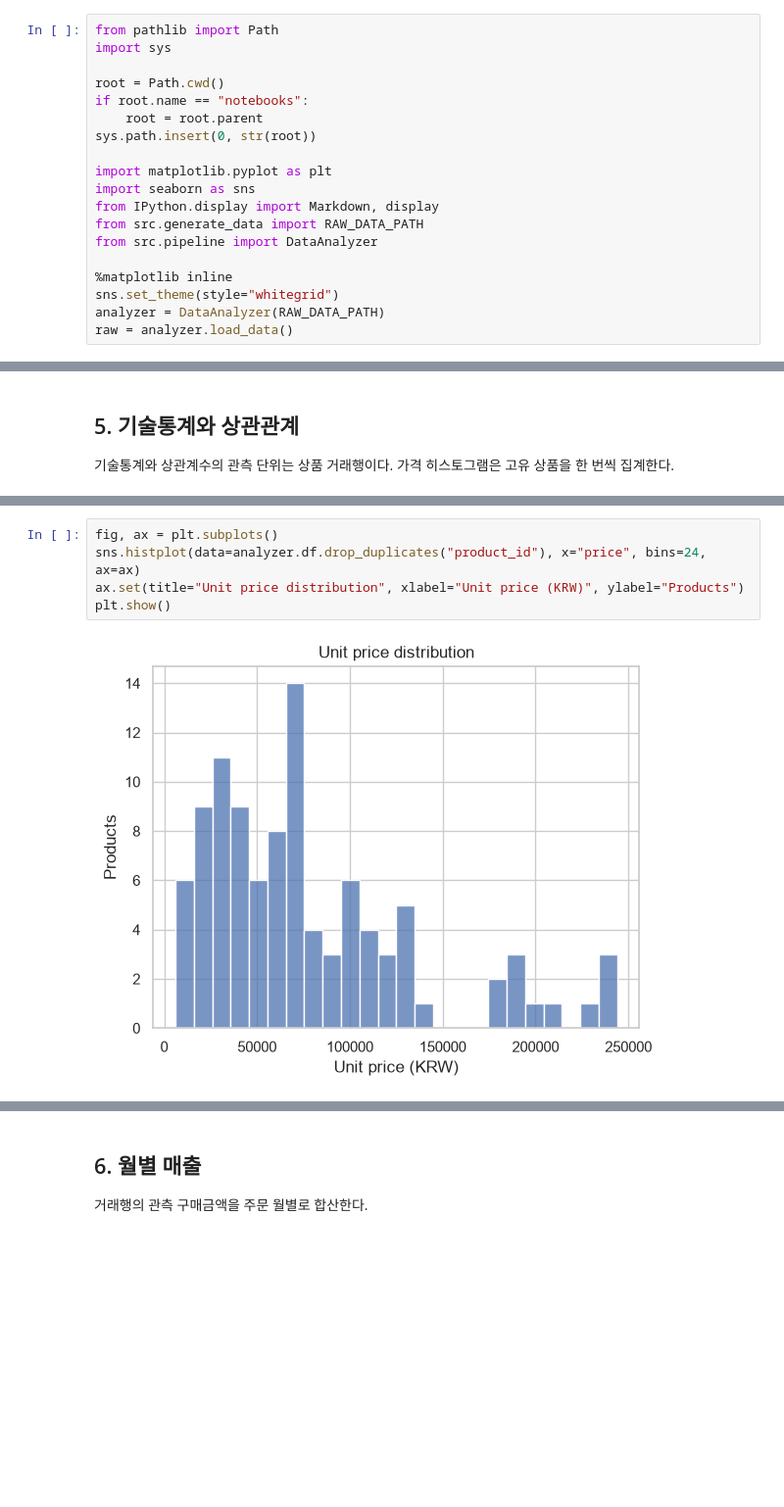
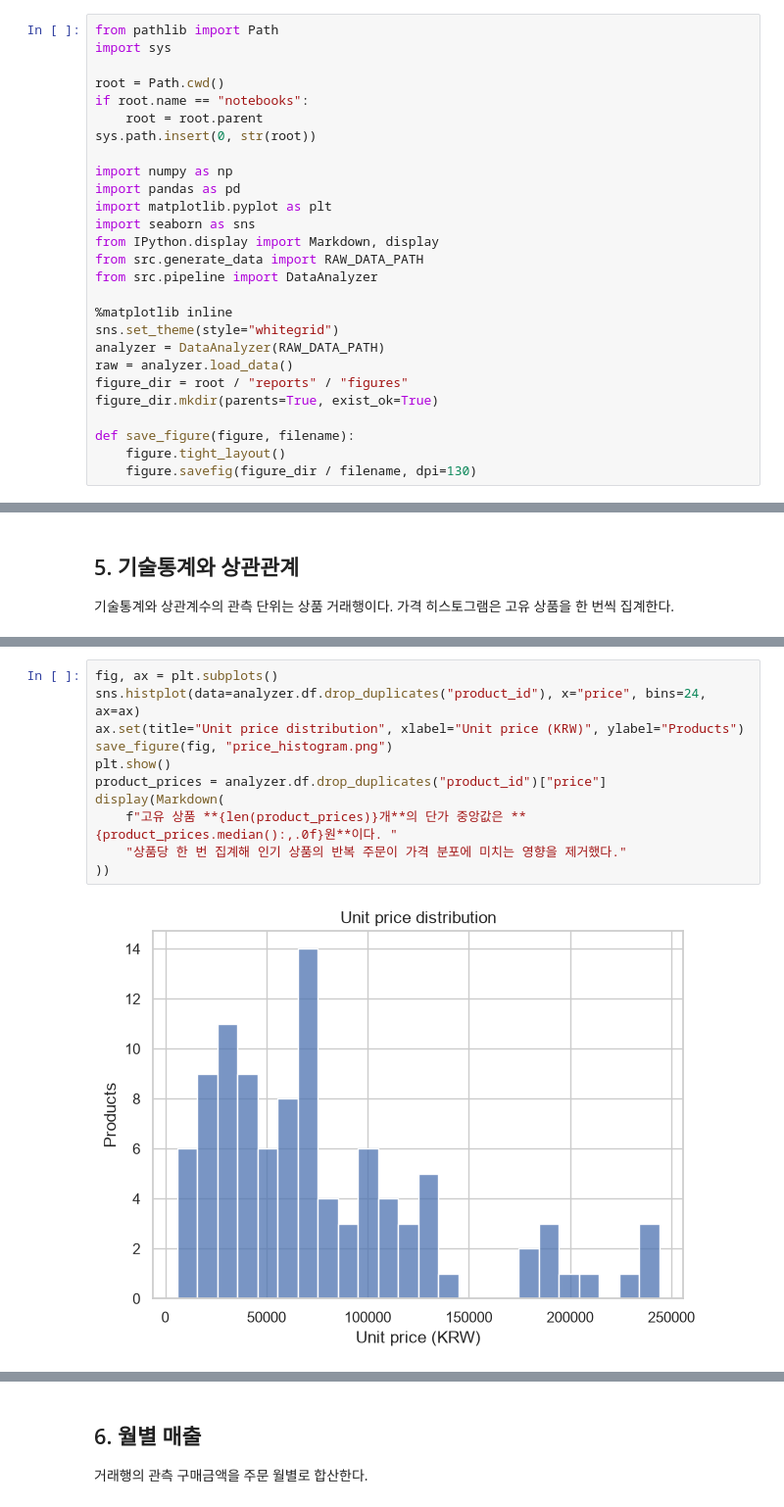
Before and after one commit to L-jy16/customer-loyalty-analysis, a Jupyter notebook: notebooks/analysis_report.ipynb, the cells around one changed output, grey strips where cells are left out. Shown at 98% size. Drawn from its saved outputs; the diff is of its cells as text; blank space fills up the shorter version.

```diff
--- a/notebooks/analysis_report.ipynb
+++ b/notebooks/analysis_report.ipynb
@@ -11,6 +11,8 @@ if root.name == "notebooks":
     root = root.parent
 sys.path.insert(0, str(root))
 
+import numpy as np
+import pandas as pd
 import matplotlib.pyplot as plt
 import seaborn as sns
 from IPython.display import Markdown, display
@@ -21,6 +23,12 @@ from src.pipeline import DataAnalyzer
 sns.set_theme(style="whitegrid")
 analyzer = DataAnalyzer(RAW_DATA_PATH)
 raw = analyzer.load_data()
+figure_dir = root / "reports" / "figures"
+figure_dir.mkdir(parents=True, exist_ok=True)
+
+def save_figure(figure, filename):
+    figure.tight_layout()
+    figure.savefig(figure_dir / filename, dpi=130)
 # %% [markdown]
 ## 1. 데이터셋과 기초 탐색
 
@@ -179,7 +314,13 @@ display(Markdown(
 # %%
 fig, ax = plt.subplots()
 sns.histplot(data=analyzer.df.drop_duplicates("product_id"), x="price", bins=24, ax=ax)
 ax.set(title="Unit price distribution", xlabel="Unit price (KRW)", ylabel="Products")
+save_figure(fig, "price_histogram.png")
 plt.show()
+product_prices = analyzer.df.drop_duplicates("product_id")["price"]
+display(Markdown(
+    f"고유 상품 **{len(product_prices)}개**의 단가 중앙값은 **{product_prices.median():,.0f}원**이다. "
+    "상품당 한 번 집계해 인기 상품의 반복 주문이 가격 분포에 미치는 영향을 제거했다."
+))
 # %% [output]
-[figure, old version]
+[figure, new version]
```
Also changed, not shown: parts of 14 cells of this notebook, 9 other files.
